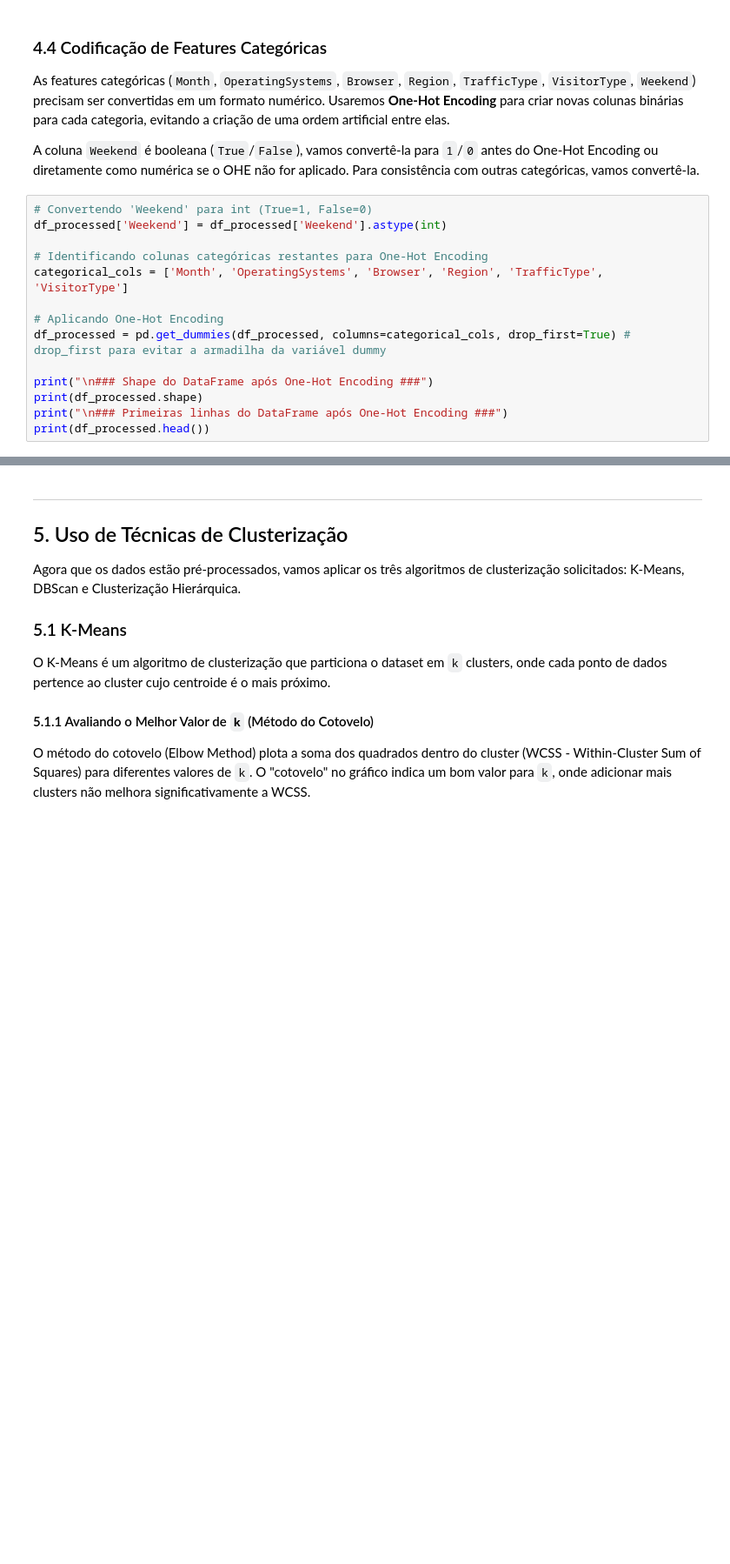
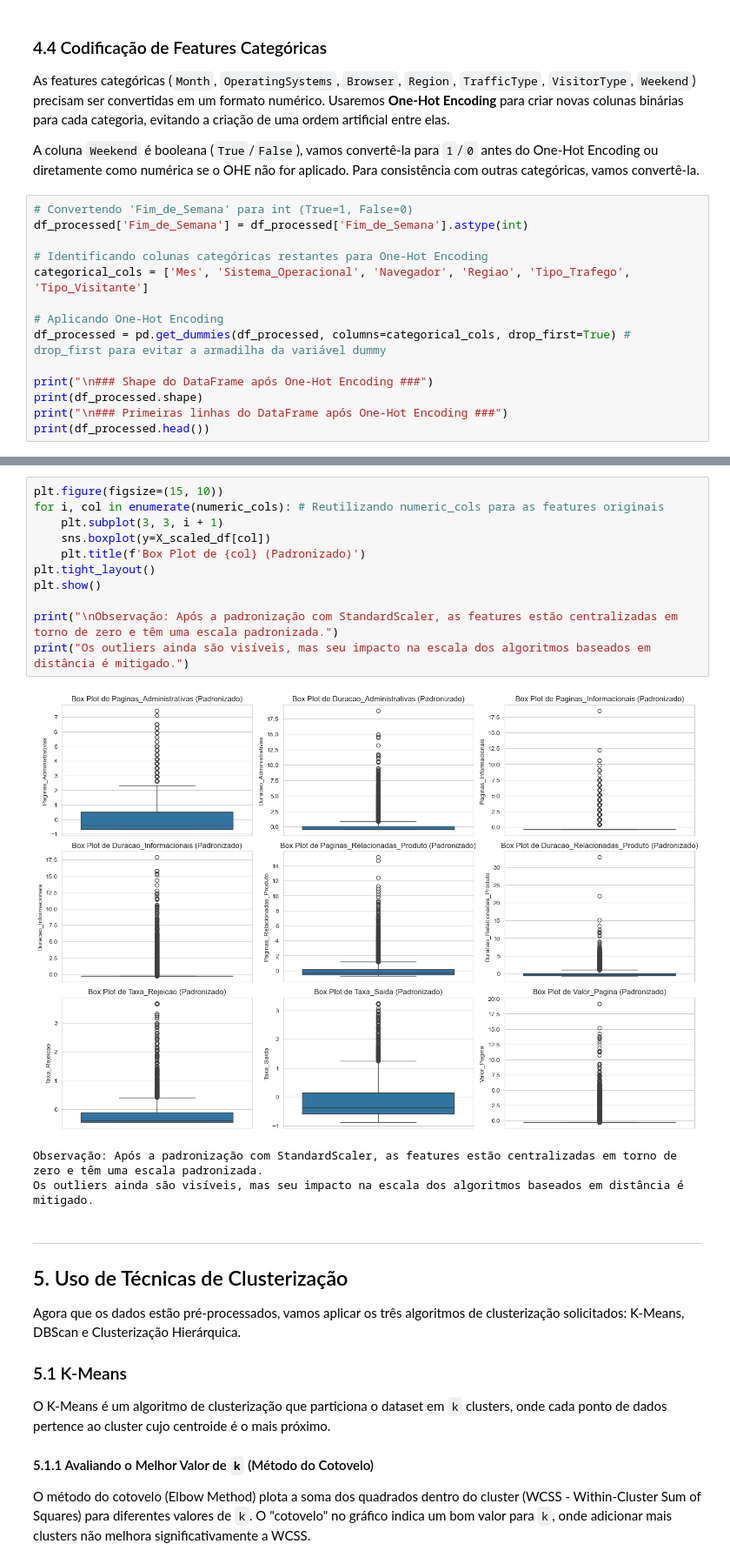
Before and after one commit to MLGODS/Project02-UnsupervisedLearning, a Jupyter notebook: Trabalho_de_Clusterização_de_Comportamento_de_Compras_Online.ipynb, the cells around one changed output, grey strips where cells are left out. Shown at 87% size. Drawn from its saved outputs; the diff is of its cells as text; blank space fills up the shorter version.

```diff
--- a/Trabalho_de_Clusterização_de_Comportamento_de_Compras_Online.ipynb
+++ b/Trabalho_de_Clusterização_de_Comportamento_de_Compras_Online.ipynb
@@ -192,11 +216,11 @@ As features categóricas (`Month`, `OperatingSystems`, `Browser`, `Region`, `Tra
 
 A coluna `Weekend` é booleana (`True`/`False`), vamos convertê-la para `1`/`0` antes do One-Hot Encoding ou diretamente como numérica se o OHE não for aplicado. Para consistência com outras categóricas, vamos convertê-la.
 # %%
-# Convertendo 'Weekend' para int (True=1, False=0)
-df_processed['Weekend'] = df_processed['Weekend'].astype(int)
+# Convertendo 'Fim_de_Semana' para int (True=1, False=0)
+df_processed['Fim_de_Semana'] = df_processed['Fim_de_Semana'].astype(int)
 
 # Identificando colunas categóricas restantes para One-Hot Encoding
-categorical_cols = ['Month', 'OperatingSystems', 'Browser', 'Region', 'TrafficType', 'VisitorType']
+categorical_cols = ['Mes', 'Sistema_Operacional', 'Navegador', 'Regiao', 'Tipo_Trafego', 'Tipo_Visitante']
 
 # Aplicando One-Hot Encoding
 df_processed = pd.get_dummies(df_processed, columns=categorical_cols, drop_first=True) # drop_first para evitar a armadilha da variável dummy
@@ -263,3 +291,18 @@ max              1.786868e+01    1.513858e+01
+# %%
+plt.figure(figsize=(15, 10))
+for i, col in enumerate(numeric_cols): # Reutilizando numeric_cols para as features originais
+    plt.subplot(3, 3, i + 1)
+    sns.boxplot(y=X_scaled_df[col])
+    plt.title(f'Box Plot de {col} (Padronizado)')
+plt.tight_layout()
+plt.show()
+
+print("\nObservação: Após a padronização com StandardScaler, as features estão centralizadas em torno de zero e têm uma escala padronizada.")
+print("Os outliers ainda são visíveis, mas seu impacto na escala dos algoritmos baseados em distância é mitigado.")
+# %% [output]
+[figure, added]
+Observação: Após a padronização com StandardScaler, as features estão centralizadas em torno de zero e têm uma escala padronizada.
+Os outliers ainda são visíveis, mas seu impacto na escala dos algoritmos baseados em distância é mitigado.
 # %% [markdown]
 ---
 
```
Also changed, not shown: parts of 13 cells of this notebook, 1 other file.
